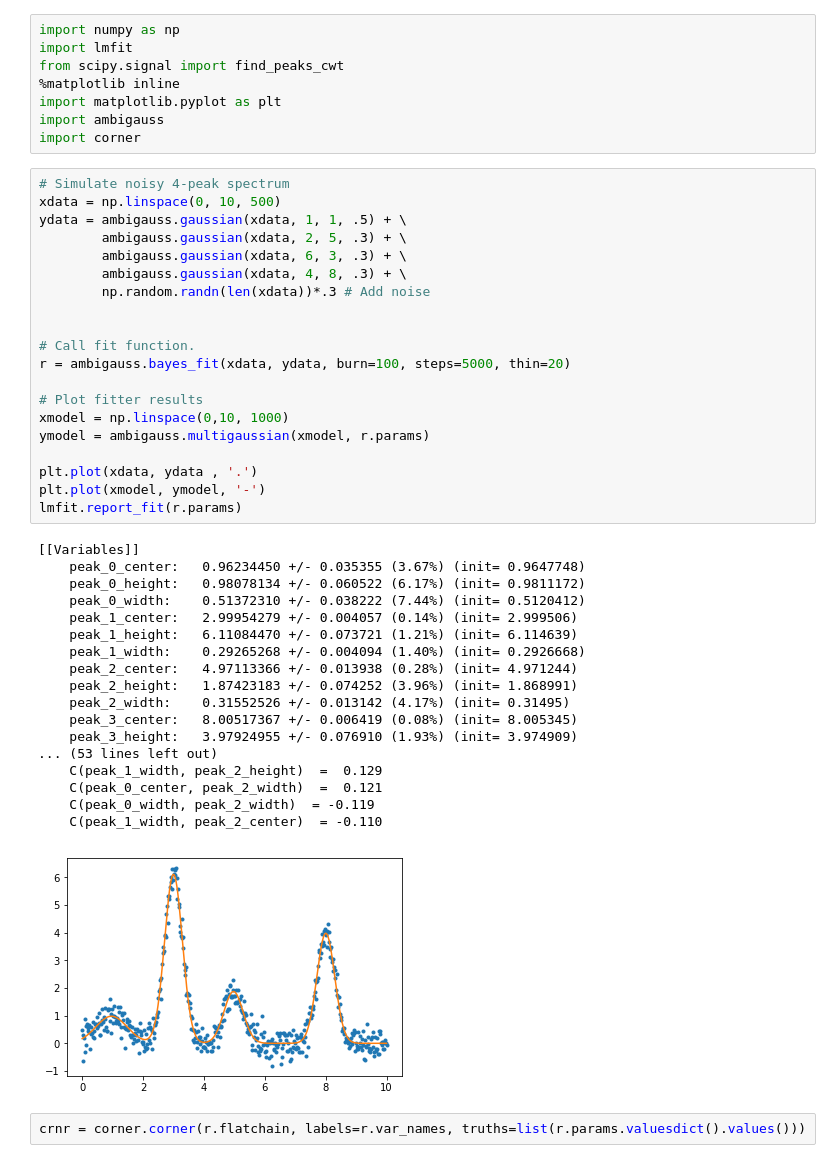
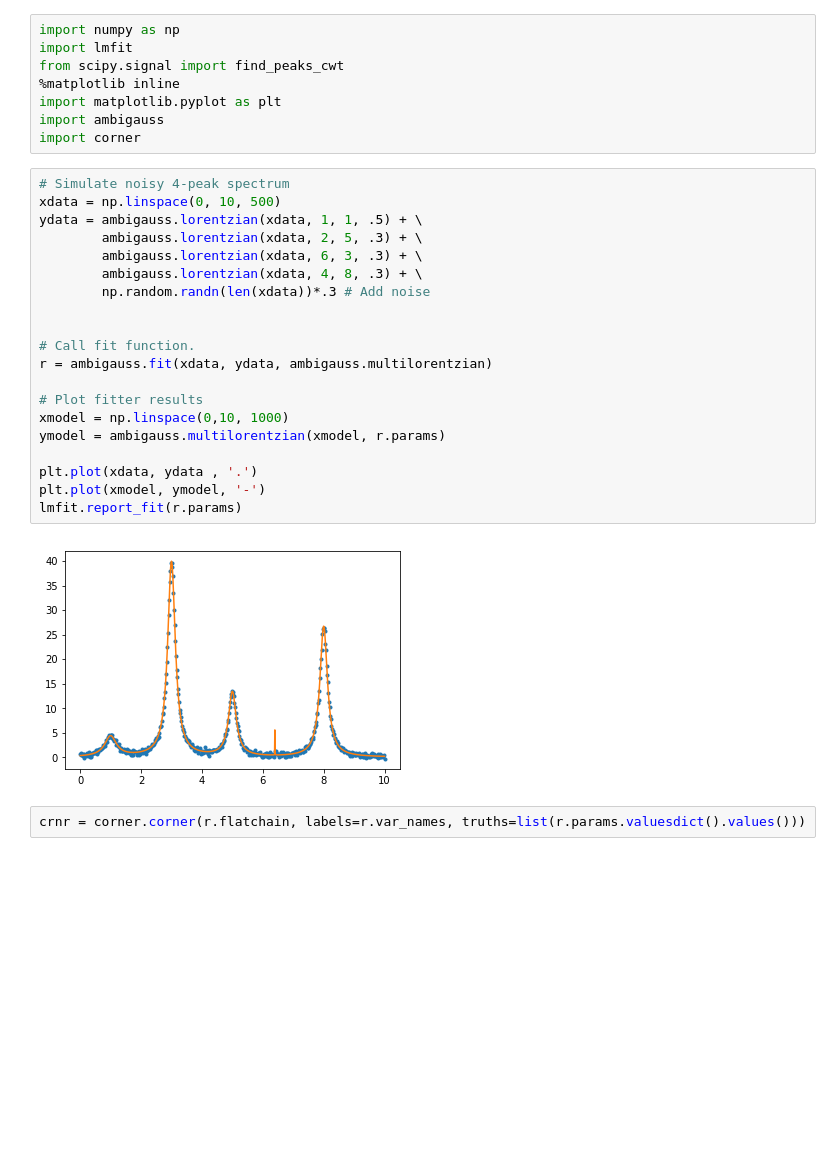
Before and after one commit to pgromano/ambigauss, a Jupyter notebook: notebooks/bayesian_fit.ipynb, the cells around one changed output. Saved outputs shown, nothing was run; the diff lists cells and outputs as text; blank space fills up the shorter version.

Commit message:
add lorentzian distribution

```diff
--- a/notebooks/bayesian_fit.ipynb
+++ b/notebooks/bayesian_fit.ipynb
@@ -9,42 +9,25 @@ import corner
 # %%
 # Simulate noisy 4-peak spectrum
 xdata = np.linspace(0, 10, 500)
-ydata = ambigauss.gaussian(xdata, 1, 1, .5) + \
-        ambigauss.gaussian(xdata, 2, 5, .3) + \
-        ambigauss.gaussian(xdata, 6, 3, .3) + \
-        ambigauss.gaussian(xdata, 4, 8, .3) + \
+ydata = ambigauss.lorentzian(xdata, 1, 1, .5) + \
+        ambigauss.lorentzian(xdata, 2, 5, .3) + \
+        ambigauss.lorentzian(xdata, 6, 3, .3) + \
+        ambigauss.lorentzian(xdata, 4, 8, .3) + \
         np.random.randn(len(xdata))*.3 # Add noise
 
 
 # Call fit function.
-r = ambigauss.bayes_fit(xdata, ydata, burn=100, steps=5000, thin=20)
+r = ambigauss.fit(xdata, ydata, ambigauss.multilorentzian)
 
 # Plot fitter results
 xmodel = np.linspace(0,10, 1000)
-ymodel = ambigauss.multigaussian(xmodel, r.params)
+ymodel = ambigauss.multilorentzian(xmodel, r.params)
 
 plt.plot(xdata, ydata , '.')
 plt.plot(xmodel, ymodel, '-')
 lmfit.report_fit(r.params)
 # %% [output]
-[[Variables]]
-    peak_0_center:   0.96234450 +/- 0.035355 (3.67%) (init= 0.9647748)
-    peak_0_height:   0.98078134 +/- 0.060522 (6.17%) (init= 0.9811172)
-    peak_0_width:    0.51372310 +/- 0.038222 (7.44%) (init= 0.5120412)
-    peak_1_center:   2.99954279 +/- 0.004057 (0.14%) (init= 2.999506)
-    peak_1_height:   6.11084470 +/- 0.073721 (1.21%) (init= 6.114639)
-    peak_1_width:    0.29265268 +/- 0.004094 (1.40%) (init= 0.2926668)
-    peak_2_center:   4.97113366 +/- 0.013938 (0.28%) (init= 4.971244)
-    peak_2_height:   1.87423183 +/- 0.074252 (3.96%) (init= 1.868991)
-    peak_2_width:    0.31552526 +/- 0.013142 (4.17%) (init= 0.31495)
-    peak_3_center:   8.00517367 +/- 0.006419 (0.08%) (init= 8.005345)
-    peak_3_height:   3.97924955 +/- 0.076910 (1.93%) (init= 3.974909)
-... (53 lines left out)
-    C(peak_1_width, peak_2_height)  =  0.129
-    C(peak_0_center, peak_2_width)  =  0.121
-    C(peak_0_width, peak_2_width)  = -0.119
-    C(peak_1_width, peak_2_center)  = -0.110
-[figure, old version]
+[figure, new version]
 # %%
 crnr = corner.corner(r.flatchain, labels=r.var_names, truths=list(r.params.valuesdict().values()))
 # %% [output]
```
Also changed, not shown: 3 other files.
